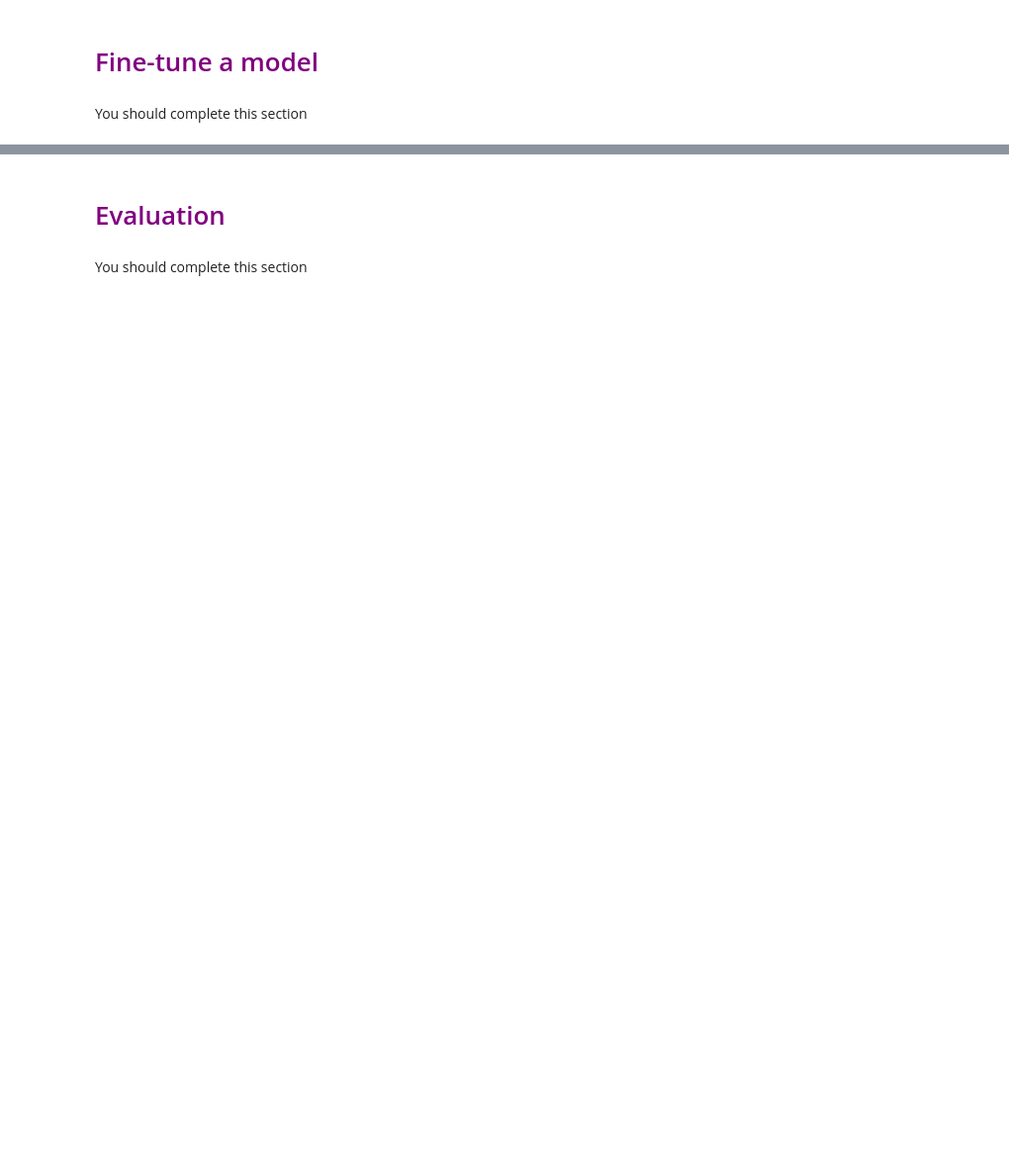
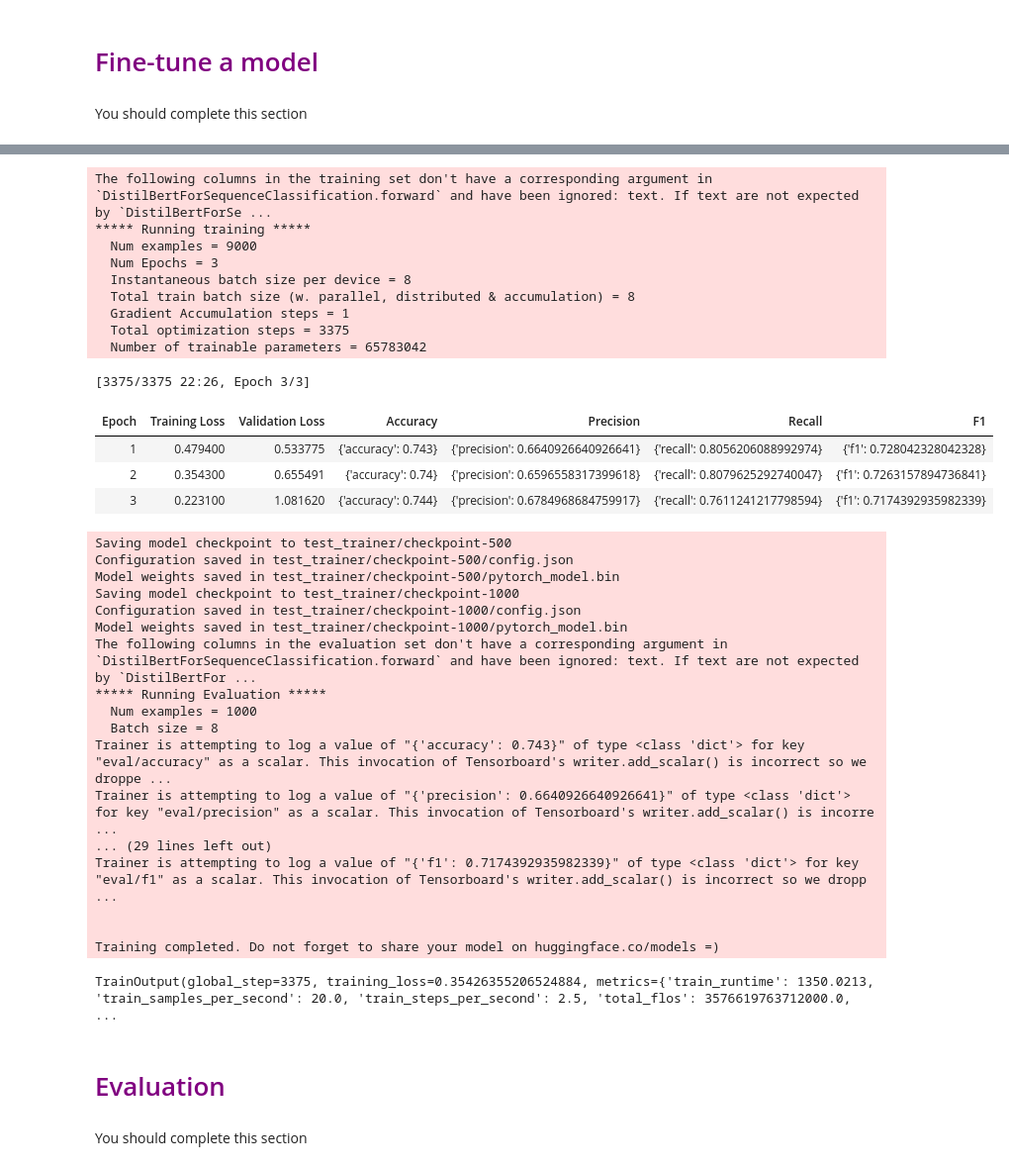
Before and after one commit to ErfanRasti/MachineLearningProjects, a Jupyter notebook: NaturalLanguageProcessing/NLP_Project.ipynb, the cells around one changed output, grey strips where cells are left out. Shown at 99% size. Drawn from its saved outputs; the diff is of its cells as text; code cells hidden in the pictures; blank space fills up the shorter version.

Commit message:
Training the model and fixing some minor issues

```diff
--- a/NaturalLanguageProcessing/NLP_Project.ipynb
+++ b/NaturalLanguageProcessing/NLP_Project.ipynb
@@ -158,13 +241,46 @@ training_args = TrainingArguments(output_dir="test_trainer", evaluation_strategy
 # %%
 trainer = Trainer(
     model=model,
     args=training_args,
     train_dataset=dataset['train'],
-    eval_dataset=dataset['test'],
+    eval_dataset=dataset['validation'],
     compute_metrics=compute_metrics,
 )
 
 trainer.train()
+# %% [output]
+The following columns in the training set don't have a corresponding argument in `DistilBertForSequenceClassification.forward` and have been ignored: text. If text are not expected by `DistilBertForSe ...
+***** Running training *****
+  Num examples = 9000
+  Num Epochs = 3
+  Instantaneous batch size per device = 8
+  Total train batch size (w. parallel, distributed & accumulation) = 8
+  Gradient Accumulation steps = 1
+  Total optimization steps = 3375
+  Number of trainable parameters = 65783042
+[3375/3375 22:26, Epoch 3/3]
+| Epoch | Training Loss | Validation Loss | Accuracy | Precision | Recall | F1 |
+| 1 | 0.479400 | 0.533775 | {'accuracy': 0.743} | {'precision': 0.6640926640926641} | {'recall': 0.8056206088992974} | {'f1': 0.728042328042328} |
+| 2 | 0.354300 | 0.655491 | {'accuracy': 0.74} | {'precision': 0.6596558317399618} | {'recall': 0.8079625292740047} | {'f1': 0.7263157894736841} |
+| 3 | 0.223100 | 1.081620 | {'accuracy': 0.744} | {'precision': 0.6784968684759917} | {'recall': 0.7611241217798594} | {'f1': 0.7174392935982339} |
+Saving model checkpoint to test_trainer/checkpoint-500
+Configuration saved in test_trainer/checkpoint-500/config.json
+Model weights saved in test_trainer/checkpoint-500/pytorch_model.bin
+Saving model checkpoint to test_trainer/checkpoint-1000
+Configuration saved in test_trainer/checkpoint-1000/config.json
+Model weights saved in test_trainer/checkpoint-1000/pytorch_model.bin
+The following columns in the evaluation set don't have a corresponding argument in `DistilBertForSequenceClassification.forward` and have been ignored: text. If text are not expected by `DistilBertFor ...
+***** Running Evaluation *****
+  Num examples = 1000
+  Batch size = 8
+Trainer is attempting to log a value of "{'accuracy': 0.743}" of type <class 'dict'> for key "eval/accuracy" as a scalar. This invocation of Tensorboard's writer.add_scalar() is incorrect so we droppe ...
+Trainer is attempting to log a value of "{'precision': 0.6640926640926641}" of type <class 'dict'> for key "eval/precision" as a scalar. This invocation of Tensorboard's writer.add_scalar() is incorre ...
+... (29 lines left out)
+Trainer is attempting to log a value of "{'f1': 0.7174392935982339}" of type <class 'dict'> for key "eval/f1" as a scalar. This invocation of Tensorboard's writer.add_scalar() is incorrect so we dropp ...
+
+
+Training completed. Do not forget to share your model on huggingface.co/models =)
+TrainOutput(global_step=3375, training_loss=0.35426355206524884, metrics={'train_runtime': 1350.0213, 'train_samples_per_second': 20.0, 'train_steps_per_second': 2.5, 'total_flos': 3576619763712000.0, ...
 # %% [markdown]
 # <font color='purple'>Evaluation</font>
 # %% [markdown]
```
Also changed, not shown: parts of 14 cells of this notebook.
